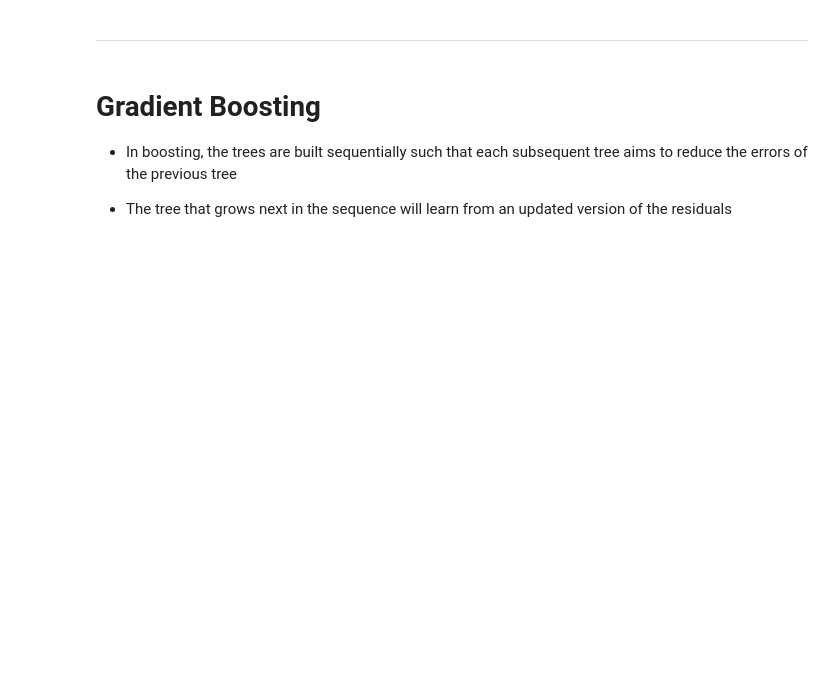
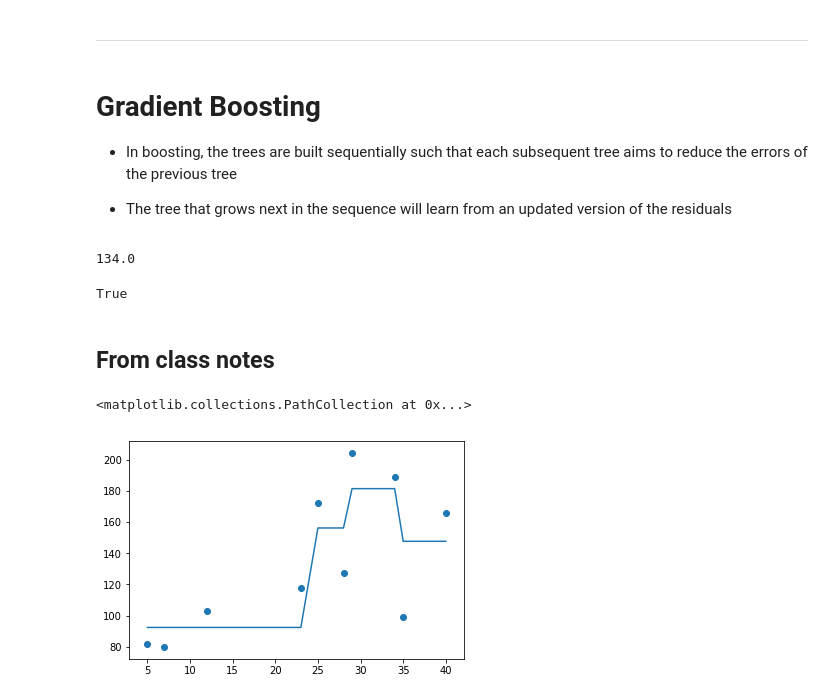
Before and after one commit to jamiejamiebobamie/DS-2.1-ML-Challenges, a Jupyter notebook: class_exercises/esemble_methods.ipynb, the cells around one changed output. Drawn from its saved outputs; the diff is of its cells as text; code cells hidden in the pictures; blank space fills up the shorter version.

Commit message:
[gradient boosting] for esemble method

```diff
--- a/class_exercises/esemble_methods.ipynb
+++ b/class_exercises/esemble_methods.ipynb
@@ -182,3 +182,30 @@ No handles with labels found to put in legend.
 - In boosting, the trees are built sequentially such that each subsequent tree aims to reduce the errors of the previous tree
 
 - The tree that grows next in the sequence will learn from an updated version of the residuals
+# %%
+from sklearn.tree import DecisionTreeRegressor
+import numpy as np
+from sklearn.tree import export_graphviz
+import pydotplus
+
+# Feature, years of work experience
+X = np.array([5, 7, 12, 23, 25, 28, 29, 34, 35, 40])
+# Target, salary in in thousand dollars
+Y = np.array([82, 80, 103, 118, 172, 127, 204, 189, 99, 166])
+
+# Compute the mean of target and subtract from target
+F0 = np.mean(Y)
+print(F0)
+
+# Build and train the simple Regression Model with DT
+regre = DecisionTreeRegressor(max_depth=1)
+regre.fit(X.reshape(-1, 1), (Y-F0).reshape(-1, 1))
+
+
+# Draw graph
+dot_data = export_graphviz(regre, out_file=None)
+graph = pydotplus.graph_from_dot_data(dot_data)
+# graph.write_png('simple_reg_tree_step1.png') # run only once
+# %% [output]
+134.0
+True
@@ -184,0 +228,32 @@ No handles with labels found to put in legend.
+# %% [markdown]
+## From class notes
+# %%
+# Iteratively predict Y from X using Boosting method
+
+from sklearn.tree import DecisionTreeRegressor
+import numpy as np
+import matplotlib.pyplot as plt
+
+# Feature, years of work experience
+X = np.array([5, 7, 12, 23, 25, 28, 29, 34, 35, 40])
+# Target, salary in in thousand dollars
+Y = np.array([82, 80, 103, 118, 172, 127, 204, 189, 99, 166])
+
+iteration = 3
+# we are creating the array with zeros so it is memory efficient
+F = np.zeros((iteration+1, len(Y)))
+for i in range(iteration):
+    regre = DecisionTreeRegressor(max_depth=1)
+    if i == 0:
+        F[i] = np.mean(Y)
+    regre.fit(X.reshape(-1, 1), (Y-F[i]).reshape(-1, 1))
+    # h[i] = regre.predict(X.reshape(-1, 1)), we do not need to define separate variable for h
+    F[i+1] = F[i] + regre.predict(X.reshape(-1, 1))
+
+
+
+plt.plot(X, F[-1])
+plt.scatter(X, Y)
+# %% [output]
+<matplotlib.collections.PathCollection at 0x...>
+[figure, added]
```
Also changed, not shown: parts of 3 cells of this notebook, 2 other files.
